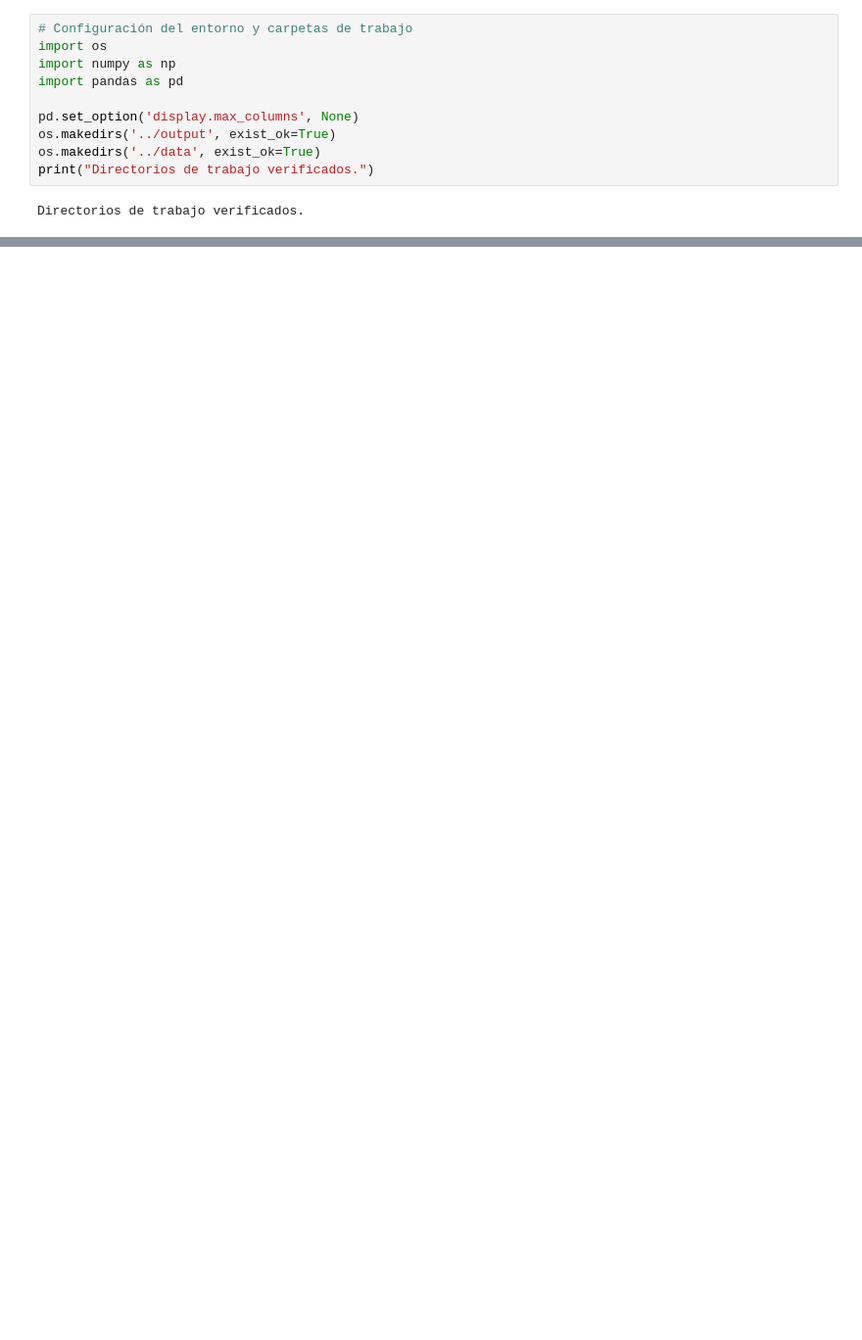
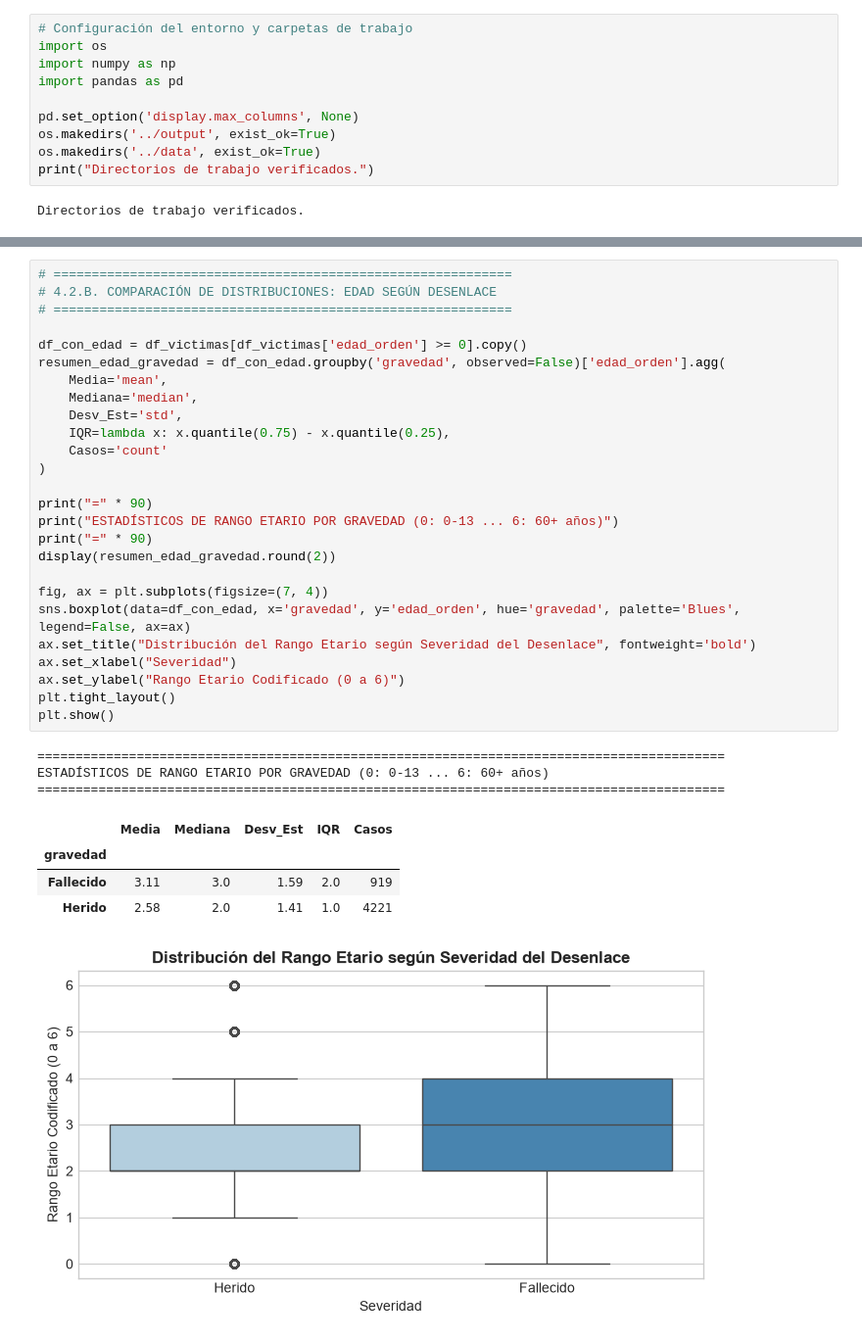
Before and after one commit to Alanalcarazpy7/proyecto-accidentes-datascience, a Jupyter notebook: notebooks/Fase1_Accidentes_Transito.ipynb, the cells around one changed output, grey strips where cells are left out. Shown at 98% size. Drawn from its saved outputs; the diff is of its cells as text; blank space fills up the shorter version.

```diff
--- a/notebooks/Fase1_Accidentes_Transito.ipynb
+++ b/notebooks/Fase1_Accidentes_Transito.ipynb
@@ -398,0 +757,35 @@ PREVISUALIZACIÓN: siniestros_mensual_2021.csv
+# %%
+# ============================================================
+# 4.2.B. COMPARACIÓN DE DISTRIBUCIONES: EDAD SEGÚN DESENLACE
+# ============================================================
+
+df_con_edad = df_victimas[df_victimas['edad_orden'] >= 0].copy()
+resumen_edad_gravedad = df_con_edad.groupby('gravedad', observed=False)['edad_orden'].agg(
+    Media='mean',
+    Mediana='median',
+    Desv_Est='std',
+    IQR=lambda x: x.quantile(0.75) - x.quantile(0.25),
+    Casos='count'
+)
+
+print("=" * 90)
+print("ESTADÍSTICOS DE RANGO ETARIO POR GRAVEDAD (0: 0-13 ... 6: 60+ años)")
+print("=" * 90)
+display(resumen_edad_gravedad.round(2))
+
+fig, ax = plt.subplots(figsize=(7, 4))
+sns.boxplot(data=df_con_edad, x='gravedad', y='edad_orden', hue='gravedad', palette='Blues', legend=False, ax=ax)
+ax.set_title("Distribución del Rango Etario según Severidad del Desenlace", fontweight='bold')
+ax.set_xlabel("Severidad")
+ax.set_ylabel("Rango Etario Codificado (0 a 6)")
+plt.tight_layout()
+plt.show()
+# %% [output]
+==========================================================================================
+ESTADÍSTICOS DE RANGO ETARIO POR GRAVEDAD (0: 0-13 ... 6: 60+ años)
+==========================================================================================
+|  | Media | Mediana | Desv_Est | IQR | Casos |
+| gravedad |  |  |  |  |  |
+| Fallecido | 3.11 | 3.0 | 1.59 | 2.0 | 919 |
+| Herido | 2.58 | 2.0 | 1.41 | 1.0 | 4221 |
+[figure, added]
```
Also changed, not shown: parts of 74 cells of this notebook, 10 other files.
